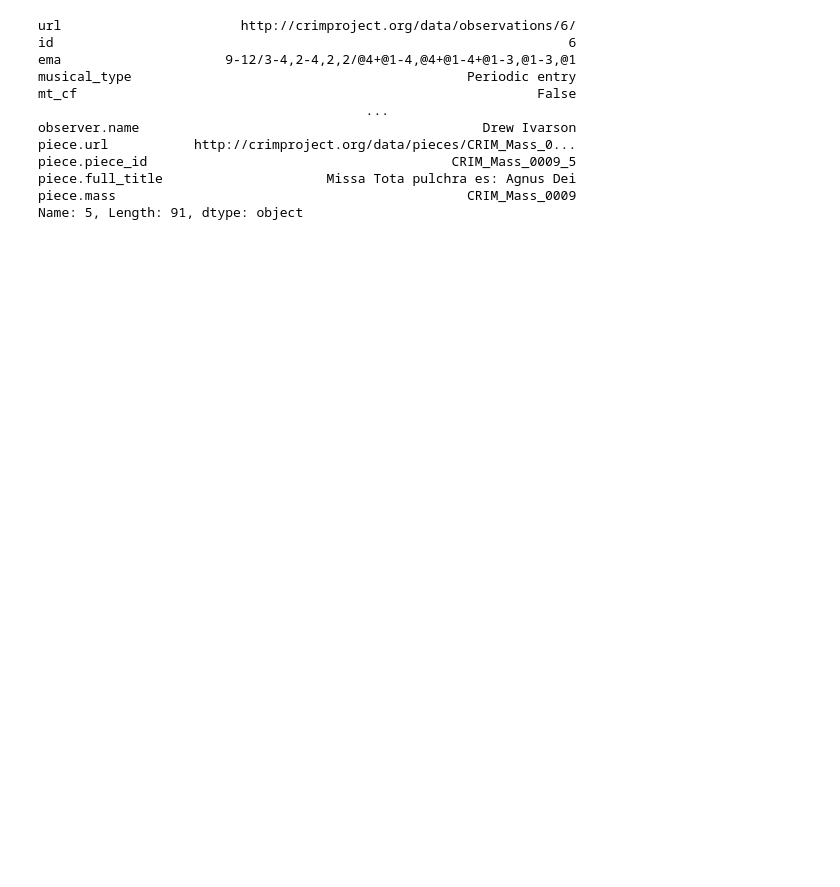
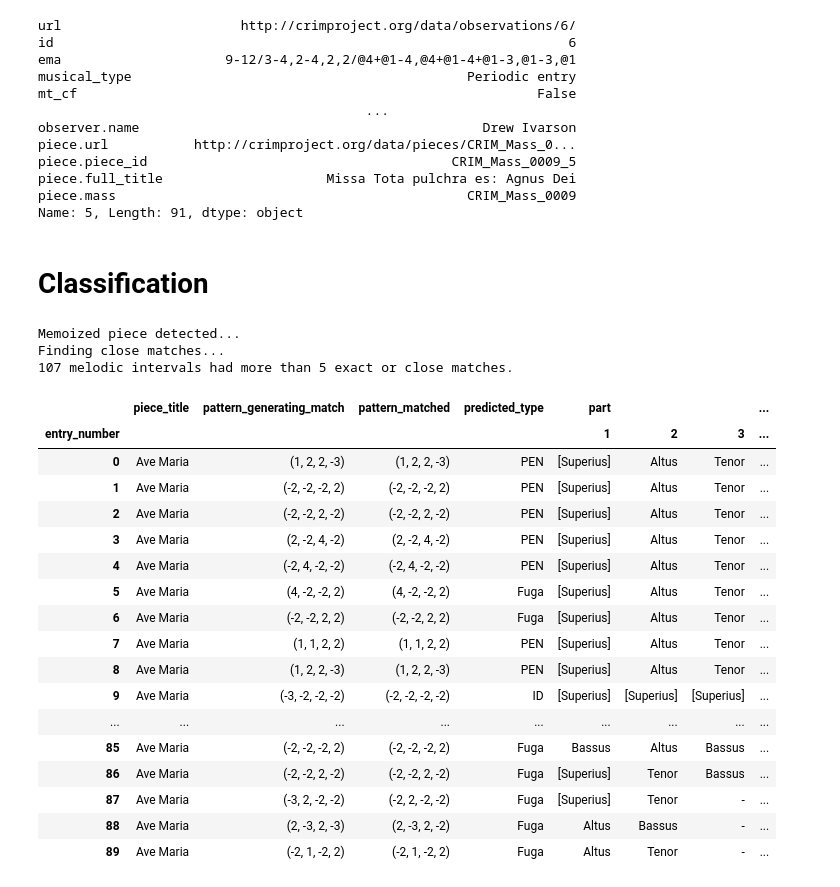
Before and after one commit to nalves599/CRIM_Public_Notebooks, a Jupyter notebook: binder/CRIM_Lisbon_1.ipynb, the cells around one changed output. Drawn from its saved outputs; the diff is of its cells as text; code cells hidden in the pictures; blank space fills up the shorter version.

```diff
--- a/binder/CRIM_Lisbon_1.ipynb
+++ b/binder/CRIM_Lisbon_1.ipynb
@@ -596,3 +597,48 @@ piece.piece_id                                       CRIM_Mass_0009_5
 piece.full_title                     Missa Tota pulchra es: Agnus Dei
 piece.mass                                             CRIM_Mass_0009
 Name: 5, Length: 91, dtype: object
+# %% [markdown]
+# Classification
+# %%
+pieces = ["CRIM_Model_0008.mei"]
+# %%
+options = {
+    "min_exact_matches":2,
+    "min_close_matches":5,
+    "close_distance":1,
+    "vector_size":4,
+    "increment_size":4,
+    "forward_gap_limit":40,
+    "backward_gap_limit":40,
+    "min_sum_durations":10,
+    "max_sum_durations":30,
+    "offset_difference_limit":500,
+    "duration_type":"real",
+    "interval_type":"generic",
+    "match_type":"close"
+}
+
+
+batch_classify(pieces, **options)
+# %% [output]
+Memoized piece detected...
+Finding close matches...
+107 melodic intervals had more than 5 exact or close matches.
+|  | piece_title | pattern_generating_match | pattern_matched | predicted_type | part |  |  | ... |
+| entry_number |  |  |  |  | 1 | 2 | 3 | ... |
+| 0 | Ave Maria | (1, 2, 2, -3) | (1, 2, 2, -3) | PEN | [Superius] | Altus | Tenor | ... |
+| 1 | Ave Maria | (-2, -2, -2, 2) | (-2, -2, -2, 2) | PEN | [Superius] | Altus | Tenor | ... |
+| 2 | Ave Maria | (-2, -2, 2, -2) | (-2, -2, 2, -2) | PEN | [Superius] | Altus | Tenor | ... |
+| 3 | Ave Maria | (2, -2, 4, -2) | (2, -2, 4, -2) | PEN | [Superius] | Altus | Tenor | ... |
+| 4 | Ave Maria | (-2, 4, -2, -2) | (-2, 4, -2, -2) | PEN | [Superius] | Altus | Tenor | ... |
+| 5 | Ave Maria | (4, -2, -2, 2) | (4, -2, -2, 2) | Fuga | [Superius] | Altus | Tenor | ... |
+| 6 | Ave Maria | (-2, -2, 2, 2) | (-2, -2, 2, 2) | Fuga | [Superius] | Altus | Tenor | ... |
+| 7 | Ave Maria | (1, 1, 2, 2) | (1, 1, 2, 2) | PEN | [Superius] | Altus | Tenor | ... |
+| 8 | Ave Maria | (1, 2, 2, -3) | (1, 2, 2, -3) | PEN | [Superius] | Altus | Tenor | ... |
+| 9 | Ave Maria | (-3, -2, -2, -2) | (-2, -2, -2, -2) | ID | [Superius] | [Superius] | [Superius] | ... |
+| ... | ... | ... | ... | ... | ... | ... | ... | ... |
+| 85 | Ave Maria | (-2, -2, -2, 2) | (-2, -2, -2, 2) | Fuga | Bassus | Altus | Bassus | ... |
+| 86 | Ave Maria | (-2, -2, 2, -2) | (-2, -2, 2, -2) | Fuga | [Superius] | Tenor | Bassus | ... |
+| 87 | Ave Maria | (-3, 2, -2, -2) | (-2, 2, -2, -2) | Fuga | [Superius] | Tenor | - | ... |
+| 88 | Ave Maria | (2, -3, 2, -3) | (2, -3, 2, -2) | Fuga | Altus | Bassus | - | ... |
+| 89 | Ave Maria | (-2, 1, -2, 2) | (-2, 1, -2, 2) | Fuga | Altus | Tenor | - | ... |
```
Also changed, not shown: parts of 1 cell of this notebook, 2 other files.
